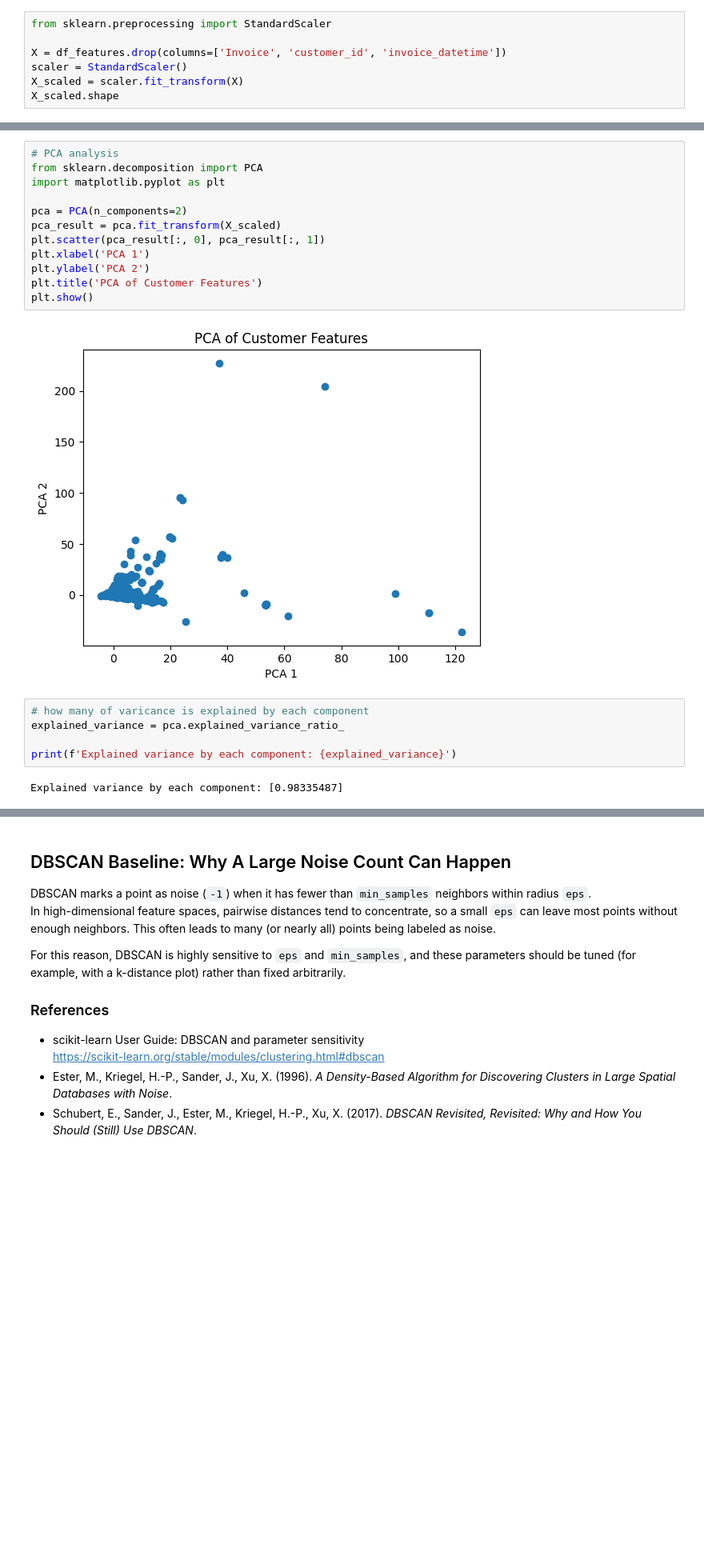
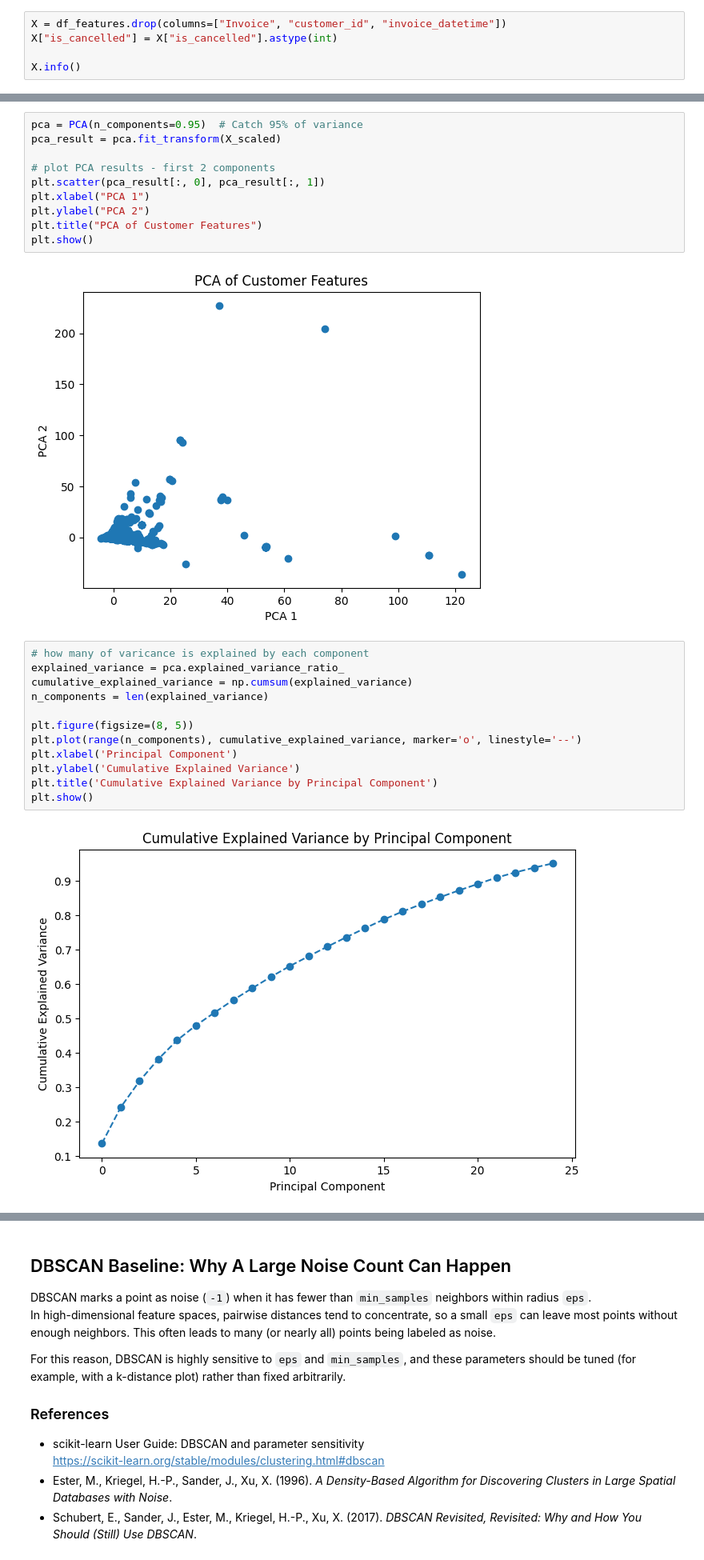
Before and after one commit to smnsht/unusual-customer-purchasing, a Jupyter notebook: notebooks/04_CustomerSegmentation.ipynb, the cells around one changed output, grey strips where cells are left out. Shown at 80% size. Saved outputs shown, nothing was run; the diff lists cells and outputs as text; blank space fills up the shorter version.

```diff
--- a/notebooks/04_CustomerSegmentation.ipynb
+++ b/notebooks/04_CustomerSegmentation.ipynb
@@ -32,8 +51,6 @@ TODO: explanation about scaling for PCA
 # %%
-from sklearn.preprocessing import StandardScaler
+X = df_features.drop(columns=["Invoice", "customer_id", "invoice_datetime"])
+X["is_cancelled"] = X["is_cancelled"].astype(int)
 
-X = df_features.drop(columns=['Invoice', 'customer_id', 'invoice_datetime'])
-scaler = StandardScaler()
-X_scaled = scaler.fit_transform(X)
-X_scaled.shape
+X.info()
 # %% [output]
@@ -41,21 +97,26 @@ X_scaled.shape
 # %%
-# PCA analysis
-from sklearn.decomposition import PCA
-import matplotlib.pyplot as plt
+pca = PCA(n_components=0.95)  # Catch 95% of variance
+pca_result = pca.fit_transform(X_scaled)
 
-pca = PCA(n_components=2)
-pca_result = pca.fit_transform(X_scaled)
+# plot PCA results - first 2 components
 plt.scatter(pca_result[:, 0], pca_result[:, 1])
-plt.xlabel('PCA 1')
-plt.ylabel('PCA 2')
-plt.title('PCA of Customer Features')
+plt.xlabel("PCA 1")
+plt.ylabel("PCA 2")
+plt.title("PCA of Customer Features")
 plt.show()
 # %% [output]
 [figure]
 # %%
 # how many of varicance is explained by each component
 explained_variance = pca.explained_variance_ratio_
+cumulative_explained_variance = np.cumsum(explained_variance)
+n_components = len(explained_variance)
 
-print(f'Explained variance by each component: {explained_variance}')
+plt.figure(figsize=(8, 5))
+plt.plot(range(n_components), cumulative_explained_variance, marker='o', linestyle='--')
+plt.xlabel('Principal Component')
+plt.ylabel('Cumulative Explained Variance')
+plt.title('Cumulative Explained Variance by Principal Component')
+plt.show()
 # %% [output]
-Explained variance by each component: [0.98335487]
+[figure, added]
```
Also changed, not shown: parts of 26 cells of this notebook, 2 other files.
